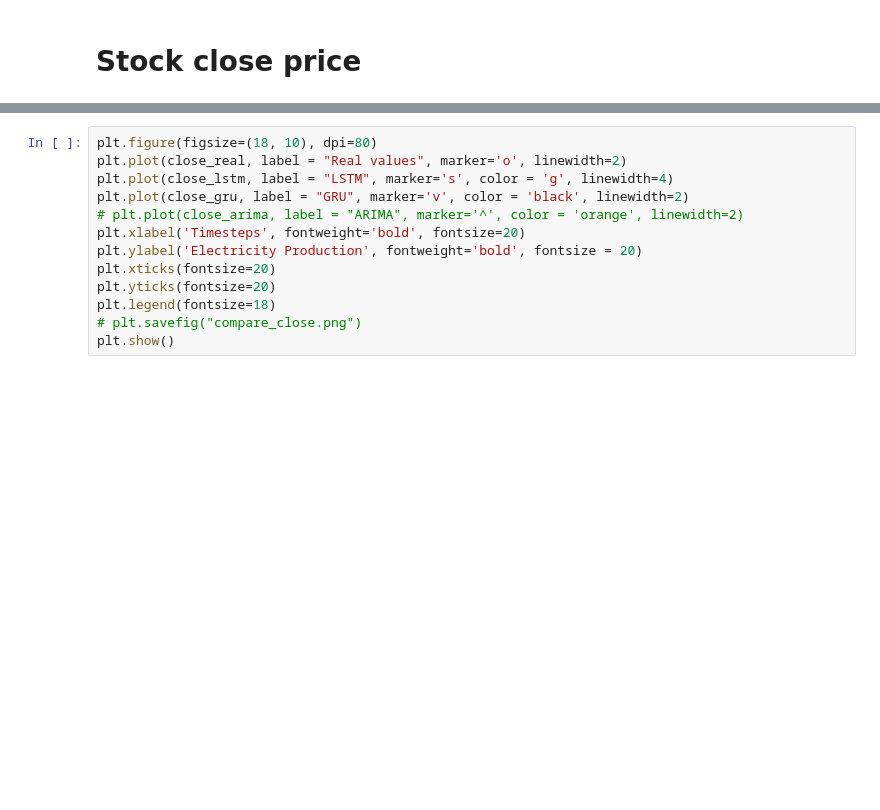
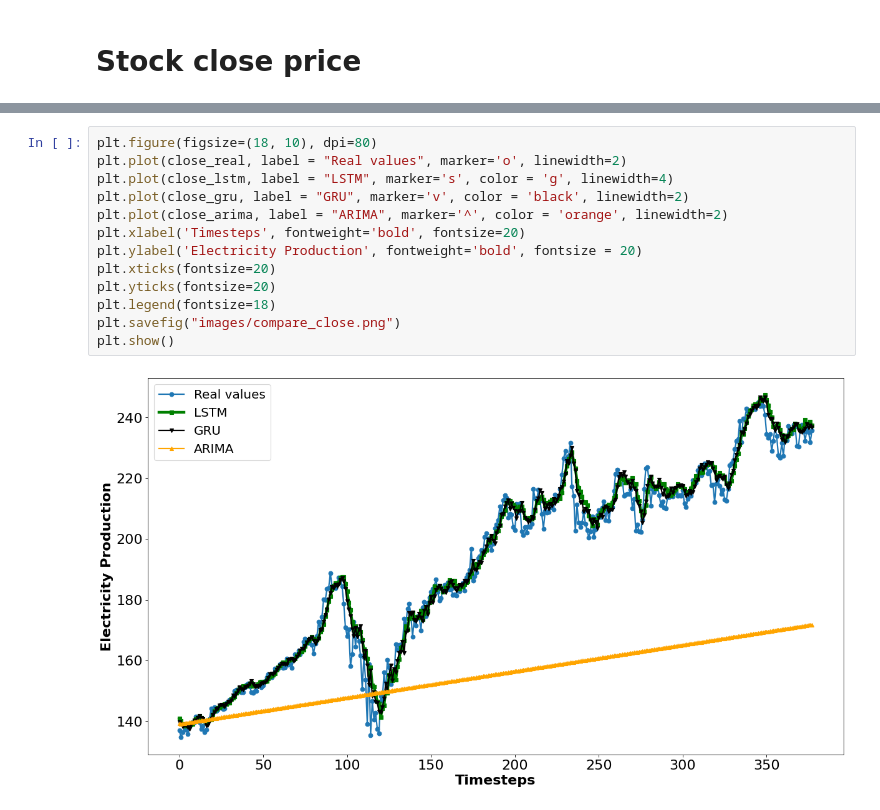
Before and after one commit to duchuyle108/DM-Project-Group5, a Jupyter notebook: Compare-result.ipynb, the cells around one changed output, grey strips where cells are left out. Cells and saved outputs as stored; diff of their text form; blank space fills up the shorter version.

```diff
--- a/Compare-result.ipynb
+++ b/Compare-result.ipynb
@@ -54,13 +56,15 @@ close_gru = np.loadtxt("output/Stock_close_gru.csv")
 # %%
 plt.figure(figsize=(18, 10), dpi=80)
 plt.plot(close_real, label = "Real values", marker='o', linewidth=2)
 plt.plot(close_lstm, label = "LSTM", marker='s', color = 'g', linewidth=4)
 plt.plot(close_gru, label = "GRU", marker='v', color = 'black', linewidth=2)
-# plt.plot(close_arima, label = "ARIMA", marker='^', color = 'orange', linewidth=2)
+plt.plot(close_arima, label = "ARIMA", marker='^', color = 'orange', linewidth=2)
 plt.xlabel('Timesteps', fontweight='bold', fontsize=20)
 plt.ylabel('Electricity Production', fontweight='bold', fontsize = 20)
 plt.xticks(fontsize=20)
 plt.yticks(fontsize=20)
 plt.legend(fontsize=18)
-# plt.savefig("compare_close.png")
+plt.savefig("images/compare_close.png")
 plt.show()
+# %% [output]
+[figure, added]
```
Also changed, not shown: parts of 5 cells of this notebook, 6 other files.
